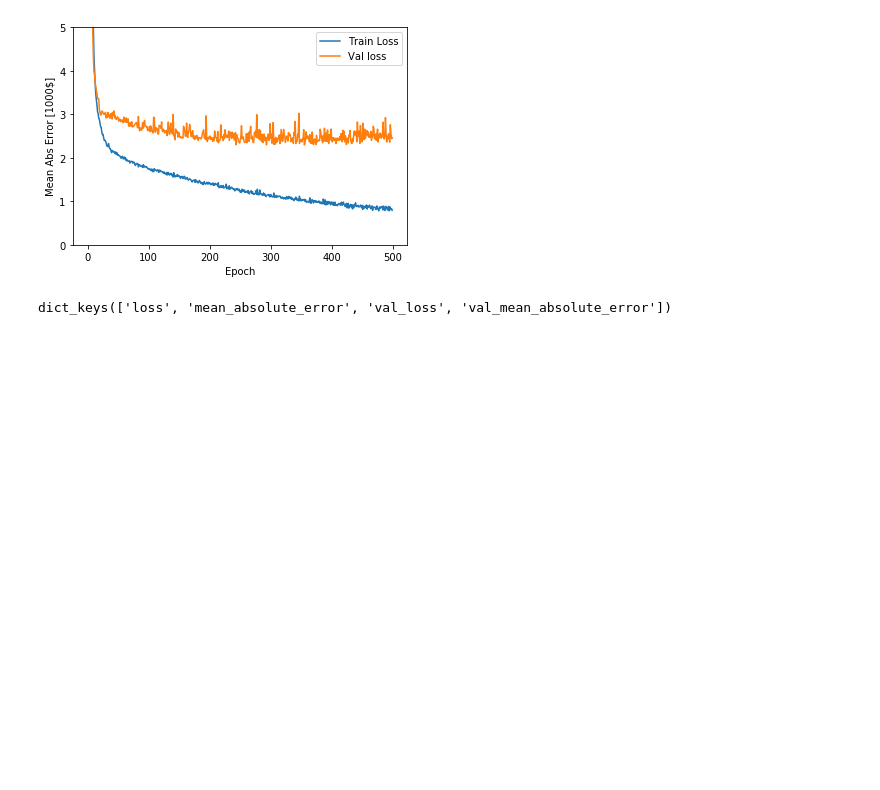
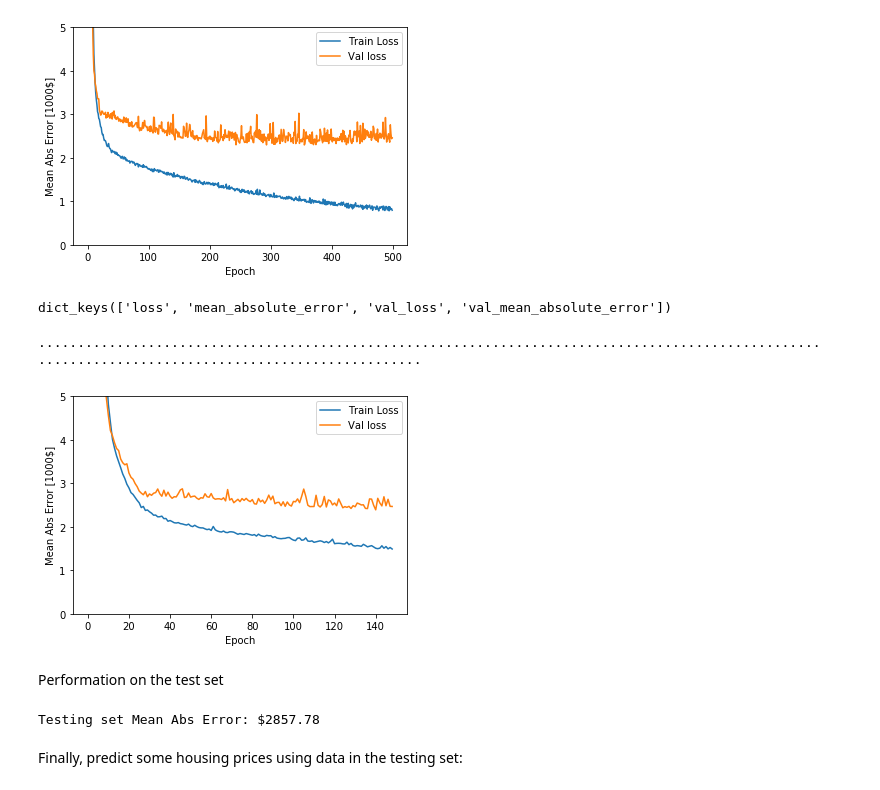
Before and after one commit to endomorphist/excercise1, a Jupyter notebook: Untitled1.ipynb, the cells around one changed output. Drawn from its saved outputs; the diff is of its cells as text; code cells hidden in the pictures; blank space fills up the shorter version.

```diff
--- a/Untitled1.ipynb
+++ b/Untitled1.ipynb
@@ -145,3 +145,25 @@ plot_history(history)
 history.history.keys()
 # %% [output]
 dict_keys(['loss', 'mean_absolute_error', 'val_loss', 'val_mean_absolute_error'])
+# %%
+model = build_model()
+
+# the patience parameter is the amount of epochs to check for
+early_stop = keras.callbacks.EarlyStopping(monitor='val_loss', patience=20)
+
+history = model.fit(train_data, train_labels, epochs=EPOCHS, validation_split=0.2, verbose=0, callbacks=[early_stop, PrintDot()])
+
+plot_history(history)
+# %% [output]
+....................................................................................................
+.................................................
+[figure, added]
+# %% [markdown]
+Performation on the test set
+# %%
+[loss, mae] = model.evaluate(test_data, test_labels, verbose=0)
+print("Testing set Mean Abs Error: ${:7.2f}".format(mae * 1000))
+# %% [output]
+Testing set Mean Abs Error: $2857.78
+# %% [markdown]
+Finally, predict some housing prices using data in the testing set:
```
Also changed, not shown: parts of 1 cell of this notebook.
